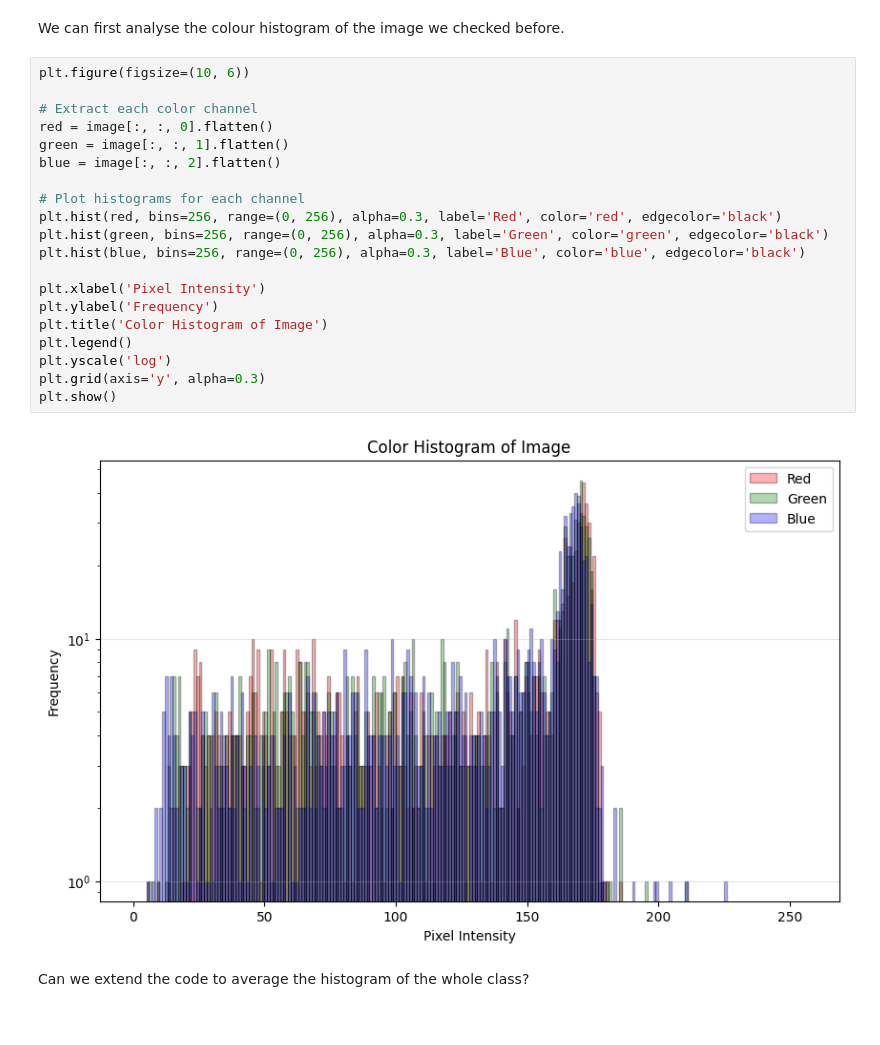
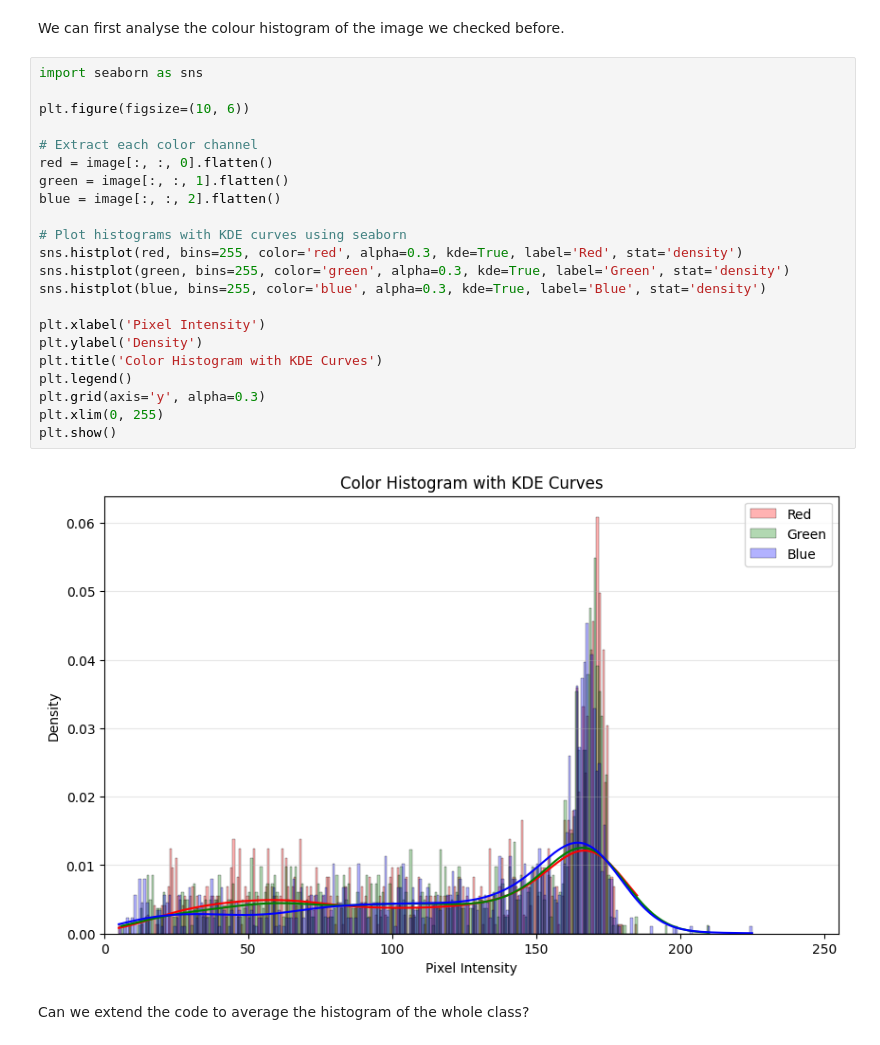
Before and after one commit to musicinformationretrieval/epsrc-ai-pipeline, a Jupyter notebook: 1_datasets.ipynb, the cells around one changed output. Saved outputs shown, nothing was run; the diff lists cells and outputs as text.

```diff
--- a/1_datasets.ipynb
+++ b/1_datasets.ipynb
@@ -879,27 +1322,29 @@ For the sake of simplicity, we will now work with only two classes: `automobiles
 # %% [markdown]
 We can first analyse the colour histogram of the image we checked before.
 # %%
+import seaborn as sns
+
 plt.figure(figsize=(10, 6))
 
 # Extract each color channel
 red = image[:, :, 0].flatten()
 green = image[:, :, 1].flatten()
 blue = image[:, :, 2].flatten()
 
-# Plot histograms for each channel
-plt.hist(red, bins=256, range=(0, 256), alpha=0.3, label='Red', color='red', edgecolor='black')
-plt.hist(green, bins=256, range=(0, 256), alpha=0.3, label='Green', color='green', edgecolor='black')
-plt.hist(blue, bins=256, range=(0, 256), alpha=0.3, label='Blue', color='blue', edgecolor='black')
+# Plot histograms with KDE curves using seaborn
+sns.histplot(red, bins=255, color='red', alpha=0.3, kde=True, label='Red', stat='density')
+sns.histplot(green, bins=255, color='green', alpha=0.3, kde=True, label='Green', stat='density')
+sns.histplot(blue, bins=255, color='blue', alpha=0.3, kde=True, label='Blue', stat='density')
 
 plt.xlabel('Pixel Intensity')
-plt.ylabel('Frequency')
-plt.title('Color Histogram of Image')
+plt.ylabel('Density')
+plt.title('Color Histogram with KDE Curves')
 plt.legend()
-plt.yscale('log')
 plt.grid(axis='y', alpha=0.3)
+plt.xlim(0, 255)
 plt.show()
 # %% [output]
-[figure, old version]
+[figure, new version]
 # %% [markdown]
 Can we extend the code to average the histogram of the whole class?
 # %%
```
Also changed, not shown: parts of 84 cells of this notebook.
